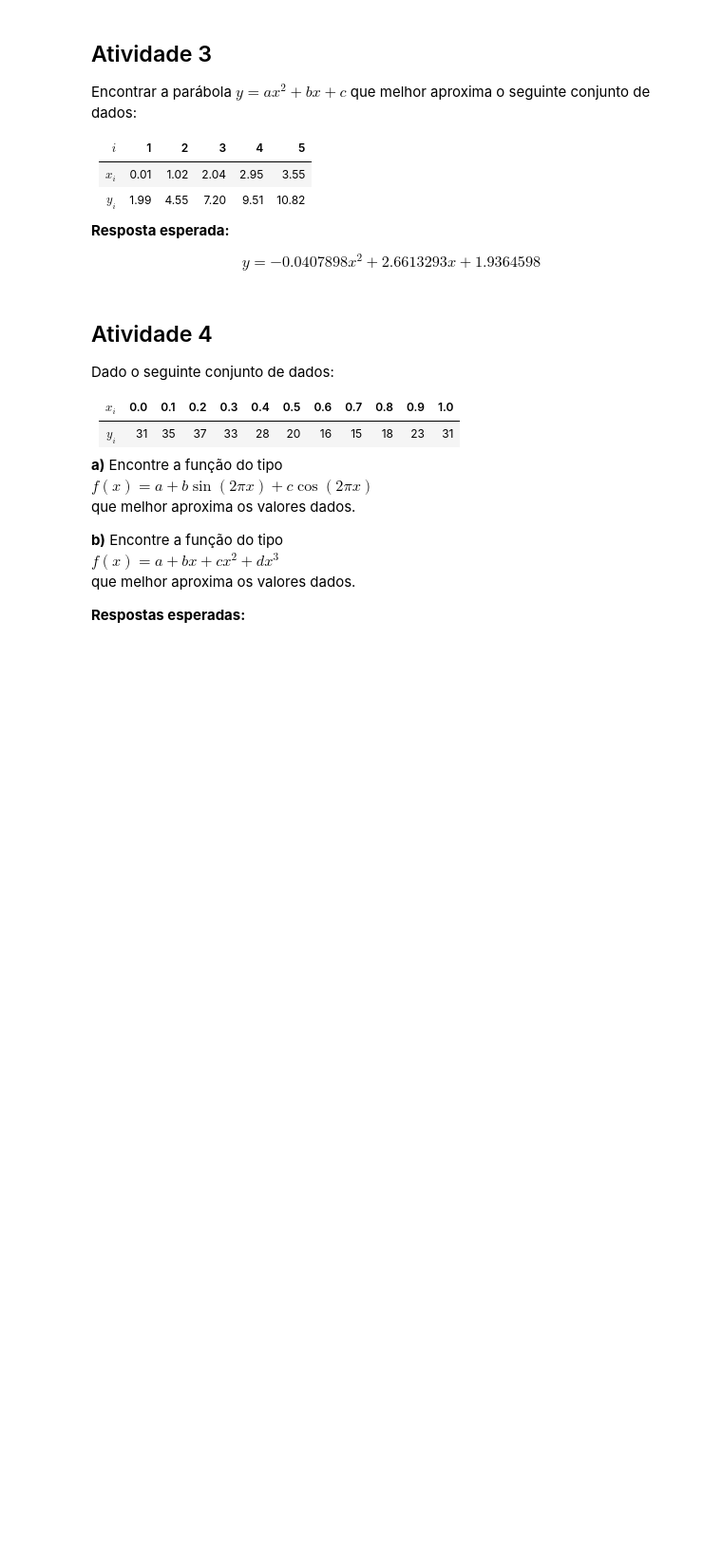
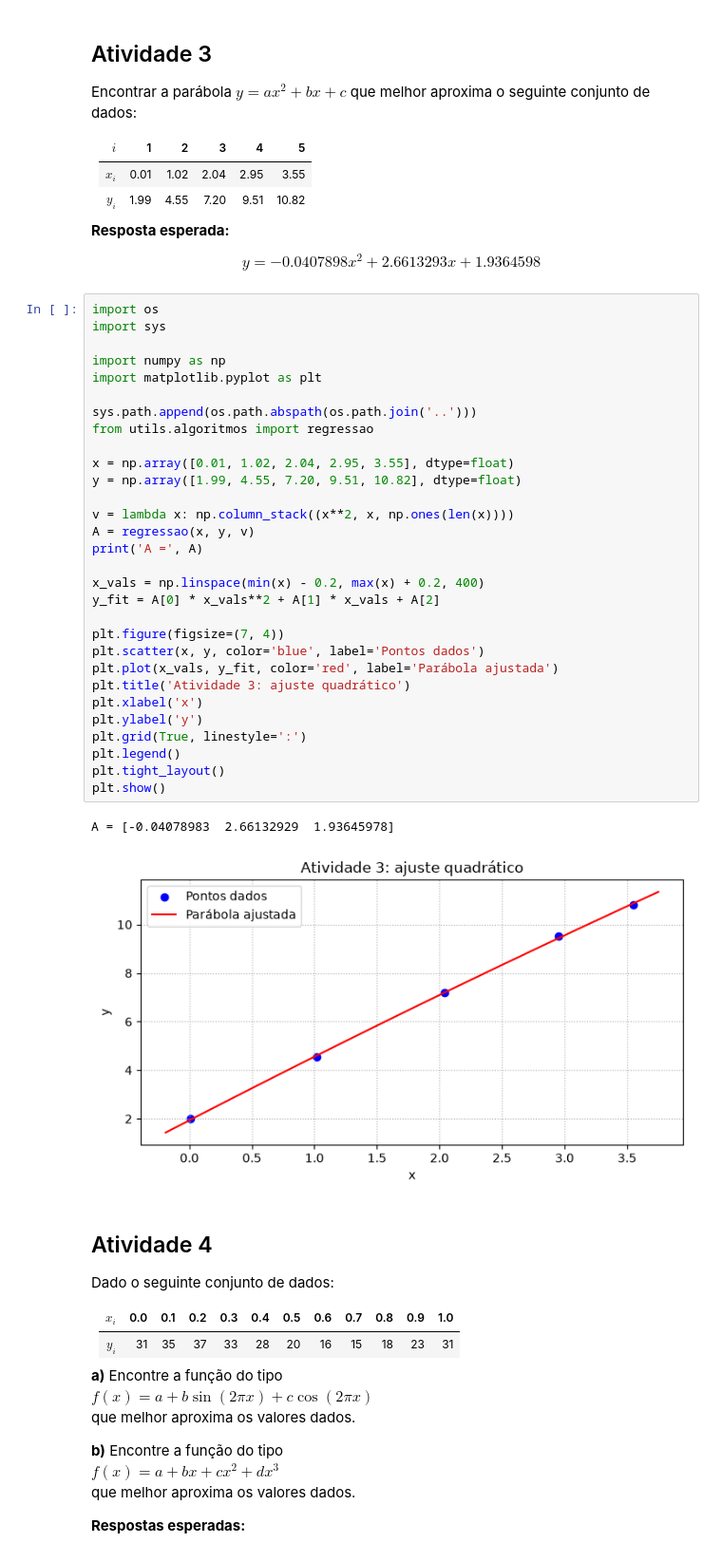
Before and after one commit to lucastoledorocha/Cnum, a Jupyter notebook: Notebooks/semana10.ipynb, the cells around one changed output. Shown at 95% size. Saved outputs shown, nothing was run; the diff lists cells and outputs as text; blank space fills up the shorter version.

```diff
--- a/Notebooks/semana10.ipynb
+++ b/Notebooks/semana10.ipynb
@@ -116,6 +151,39 @@ Encontrar a parábola $y = ax^2 + bx + c$ que melhor aproxima o seguinte conjunt
 $$
 y = -0.0407898x^2 + 2.6613293x + 1.9364598
 $$
+# %%
+import os
+import sys
+
+import numpy as np
+import matplotlib.pyplot as plt
+
+sys.path.append(os.path.abspath(os.path.join('..')))
+from utils.algoritmos import regressao
+
+x = np.array([0.01, 1.02, 2.04, 2.95, 3.55], dtype=float)
+y = np.array([1.99, 4.55, 7.20, 9.51, 10.82], dtype=float)
+
+v = lambda x: np.column_stack((x**2, x, np.ones(len(x))))
+A = regressao(x, y, v)
+print('A =', A)
+
+x_vals = np.linspace(min(x) - 0.2, max(x) + 0.2, 400)
+y_fit = A[0] * x_vals**2 + A[1] * x_vals + A[2]
+
+plt.figure(figsize=(7, 4))
+plt.scatter(x, y, color='blue', label='Pontos dados')
+plt.plot(x_vals, y_fit, color='red', label='Parábola ajustada')
+plt.title('Atividade 3: ajuste quadrático')
+plt.xlabel('x')
+plt.ylabel('y')
+plt.grid(True, linestyle=':')
+plt.legend()
+plt.tight_layout()
+plt.show()
+# %% [output]
+A = [-0.04078983  2.66132929  1.93645978]
+[figure, added]
 # %% [markdown]
 ## Atividade 4
 Dado o seguinte conjunto de dados:
```
Also changed, not shown: parts of 2 cells of this notebook, 1 other file.
